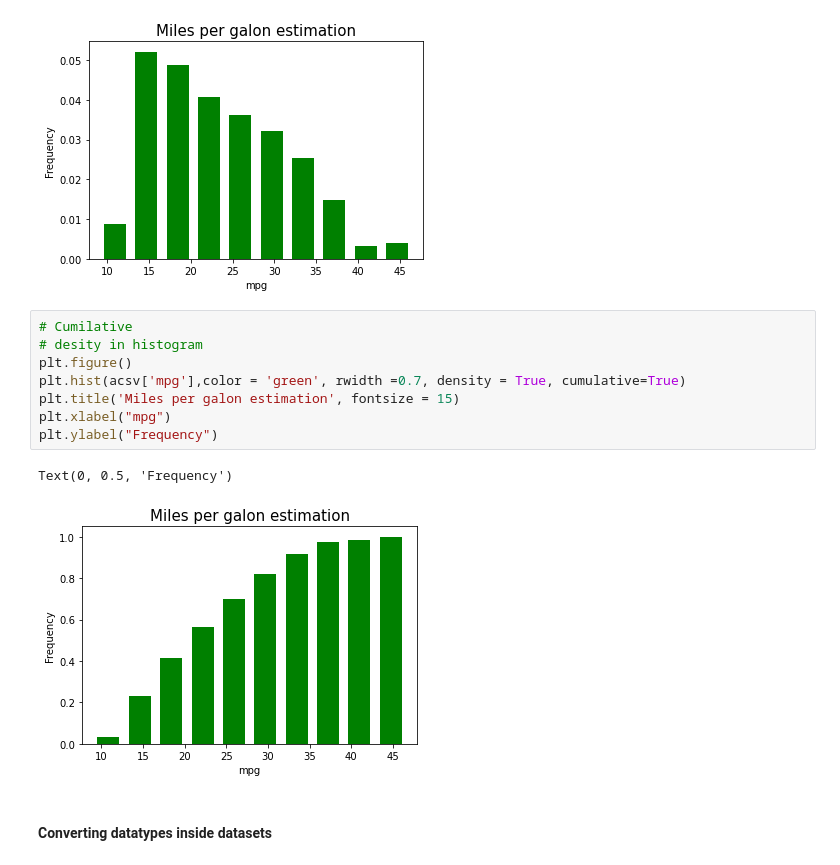
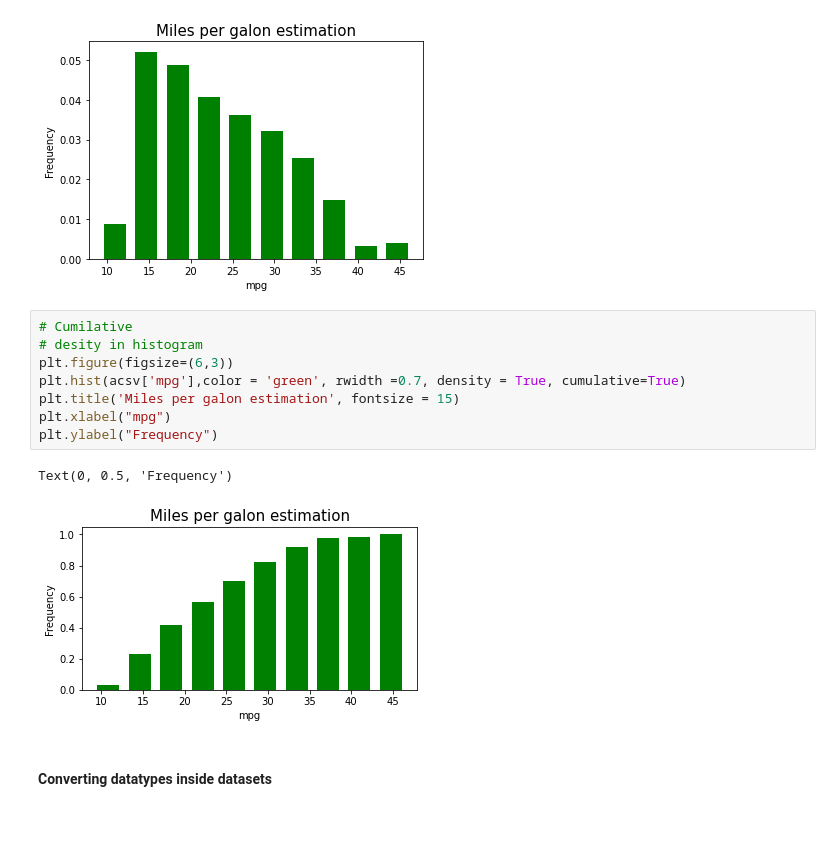
Before and after one commit to sreeh4ri/ictk_projects, a Jupyter notebook: notebooks/ex-matplotlib-basics.ipynb, the cells around one changed output. Cells and saved outputs as stored; diff of their text form; blank space fills up the shorter version.

```diff
--- a/notebooks/ex-matplotlib-basics.ipynb
+++ b/notebooks/ex-matplotlib-basics.ipynb
@@ -79,14 +79,14 @@ Text(0, 0.5, 'Frequency')
 # %%
 # Cumilative
 # desity in histogram
-plt.figure()
+plt.figure(figsize=(6,3))
 plt.hist(acsv['mpg'],color = 'green', rwidth =0.7, density = True, cumulative=True)
 plt.title('Miles per galon estimation', fontsize = 15)
 plt.xlabel("mpg")
 plt.ylabel("Frequency")
 # %% [output]
 Text(0, 0.5, 'Frequency')
-[figure, old version]
+[figure, new version]
 # %% [markdown]
 #### Converting datatypes inside datasets
 # %%
```
Also changed, not shown: parts of 5 cells of this notebook, 1 other file.
